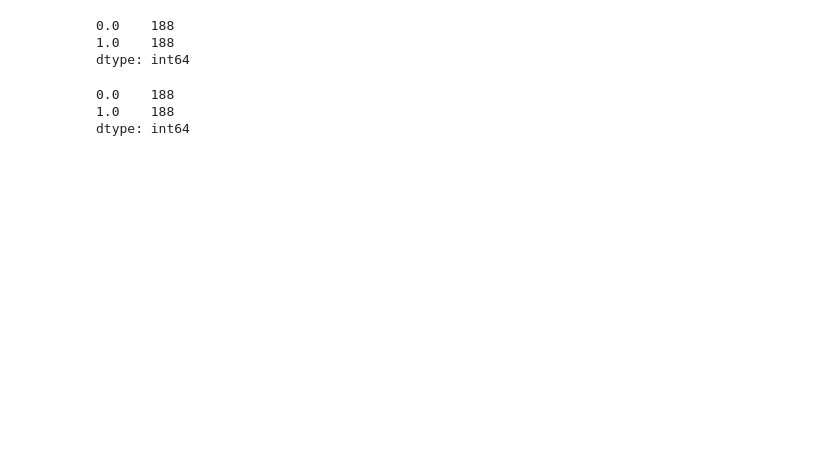
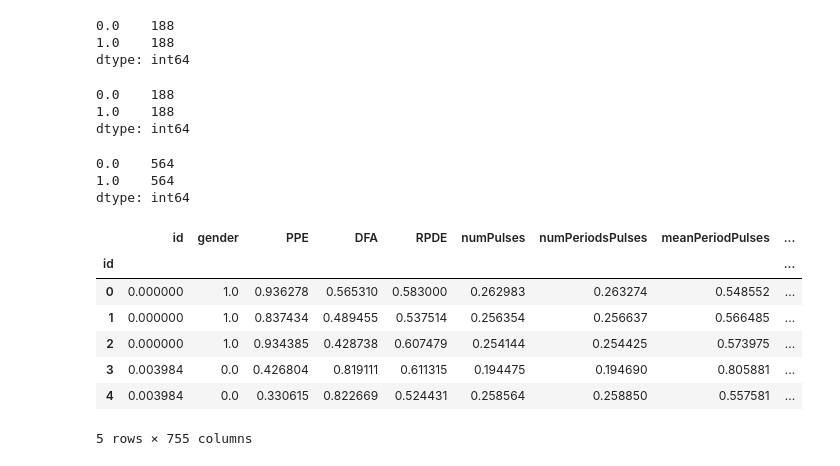
Before and after one commit to RenanNunes/Data_Science_Project_IST, a Jupyter notebook: parkinson_diasease/02_Data_preparation.ipynb, the cells around one changed output. Drawn from its saved outputs; the diff is of its cells as text; code cells hidden in the pictures; blank space fills up the shorter version.

```diff
--- a/parkinson_diasease/02_Data_preparation.ipynb
+++ b/parkinson_diasease/02_Data_preparation.ipynb
@@ -74,6 +74,7 @@ The others datasets will be prepared in the same way.
 # %%
 data_7 = pd.read_csv('../datasets/pd_data_exploration_7.csv', sep=',', decimal='.', index_col='id')
 data_9 = pd.read_csv('../datasets/pd_data_exploration_9.csv', sep=',', decimal='.', index_col='id')
+all_data = pd.read_csv('../datasets/pd_all_data.csv', sep=',', decimal='.')
 # %%
 norm_data_7 = dataPrepare.normalize_data(data_7)
 norm_data_9 = dataPrepare.normalize_data(data_9)
@@ -88,3 +89,8 @@ norm_data_9.head()
 | 3 | 0.0 | 0.925807 | 0.237611 | 0.542708 | 0.785622 | 0.010547 | 0.021814 | 0.161006 | ... |
 | 4 | 0.0 | 0.930451 | 0.757013 | 0.842307 | 0.532383 | 0.754983 | 0.148962 | 0.722861 | ... |
 5 rows × 351 columns
+# %%
+ids = all_data.iloc[:, 0].values
+# %%
+norm_all_data = dataPrepare.normalize_data(all_data)
+norm_all_data.head()
@@ -104,3 +118,24 @@ oversampled.to_csv('../datasets/pd_data_preparation_9.csv')
 0.0    188
 1.0    188
 dtype: int64
+# %%
+oversampled, smote_count = dataPrepare.oversample(norm_all_data, 'class')
+print(smote_count)
+# fixing the ids (and adding new ones to the samples created)
+last_id = all_data.iloc[all_data.shape[0]-1, 0]
+first_line = (last_id+1)*3
+for i in range(first_line, oversampled.shape[0]):
+    ids = np.append(ids,++i)
+oversampled.head()
+# %% [output]
+0.0    564
+1.0    564
+dtype: int64
+|  | id | gender | PPE | DFA | RPDE | numPulses | numPeriodsPulses | meanPeriodPulses | ... |
+| id |  |  |  |  |  |  |  |  | ... |
+| 0 | 0.000000 | 1.0 | 0.936278 | 0.565310 | 0.583000 | 0.262983 | 0.263274 | 0.548552 | ... |
+| 1 | 0.000000 | 1.0 | 0.837434 | 0.489455 | 0.537514 | 0.256354 | 0.256637 | 0.566485 | ... |
+| 2 | 0.000000 | 1.0 | 0.934385 | 0.428738 | 0.607479 | 0.254144 | 0.254425 | 0.573975 | ... |
+| 3 | 0.003984 | 0.0 | 0.426804 | 0.819111 | 0.611315 | 0.194475 | 0.194690 | 0.805881 | ... |
+| 4 | 0.003984 | 0.0 | 0.330615 | 0.822669 | 0.524431 | 0.258564 | 0.258850 | 0.557581 | ... |
+5 rows × 755 columns
```
Also changed, not shown: parts of 3 cells of this notebook, 4 other files.
